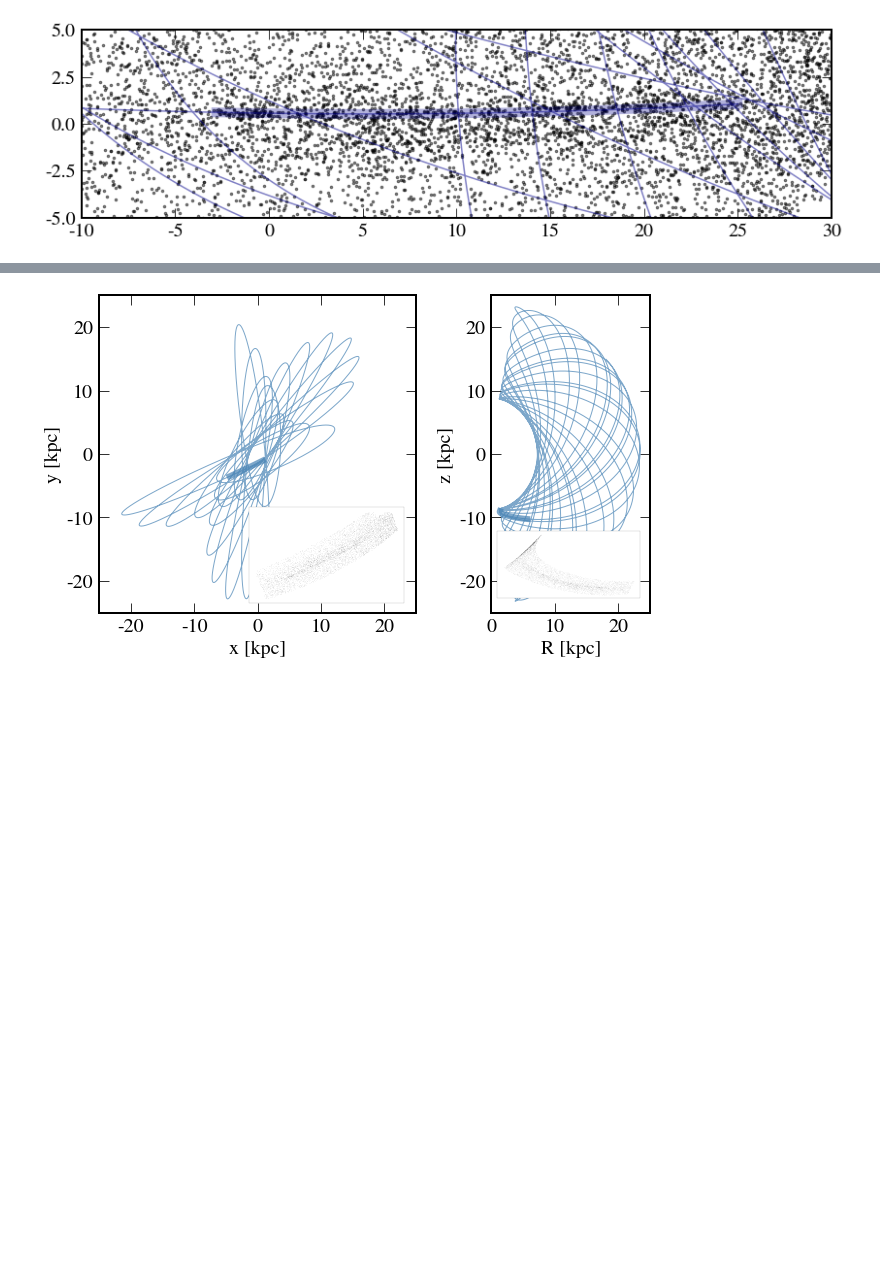
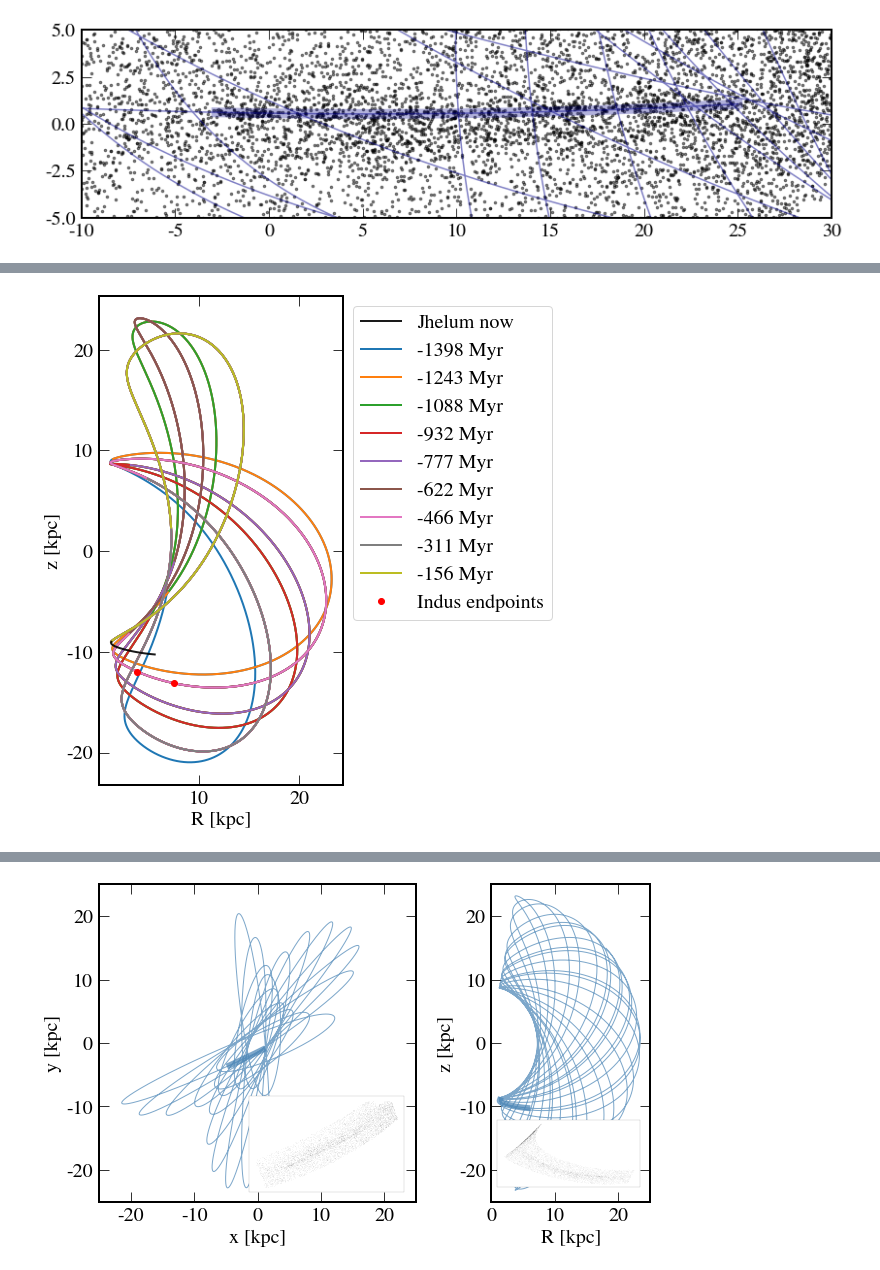
Before and after one commit to abonaca/jhelum, a Jupyter notebook: notebooks/paper.ipynb, the cells around one changed output, grey strips where cells are left out. Drawn from its saved outputs; the diff is of its cells as text; code cells hidden in the pictures; blank space fills up the shorter version.

```diff
--- a/notebooks/paper.ipynb
+++ b/notebooks/paper.ipynb
@@ -849,0 +880,32 @@ plt.savefig('../paper/orbit_cyl.pdf', dpi=200)
+# %%
+torbit = orbit_rr.estimate_period()
+orbits = []
+for i in range(1,10):
+    orbit_ = ham.integrate_orbit(w0, dt=-0.5, t1=0*u.Myr, t2=i*torbit)
+    orbits += [orbit_]
+# %%
+ra_ind = np.array([-36.3, -8])*u.deg
+dec_ind = np.array([-50.7, -64.8])*u.deg
+d_ind = np.array([16.6, 17.1])*u.kpc
+
+cind = coord.SkyCoord(ra=ra_ind, dec=dec_ind, distance=d_ind, frame='icrs')
+cind_gal = cind.transform_to(coord.Galactocentric)
+Rind = np.sqrt(cind_gal.y**2 + cind_gal.x**2)
+# %%
+norb = len(orbits)
+plt.plot(fit_orbit.cylindrical.rho, fit_orbit.cylindrical.z, 'k-', alpha=0.9, lw=2, label='Jhelum now')
+for i in range(norb):
+    plt.plot(orbits[norb-1-i].cylindrical.rho, orbits[norb-1-i].cylindrical.z, '-',
+             lw=2, zorder=0, label='{:.0f}'.format(np.median(orbits[norb-1-i].t)))
+#     print(i, len(orbits[norb-1-i].cylindrical.rho))
+
+plt.plot(Rind, cind_gal.z, 'ro', label='Indus endpoints')
+plt.xlabel('R [kpc]')
+plt.ylabel('z [kpc]')
+
+plt.legend(loc=2, bbox_to_anchor=(1,1))
+plt.gca().set_aspect('equal')
+plt.tight_layout()
+plt.savefig('../plots/jhelum_indus_wraps.png', dpi=200)
+# %% [output]
+[figure, added]
```
Also changed, not shown: parts of 9 cells of this notebook, 2 other files.
